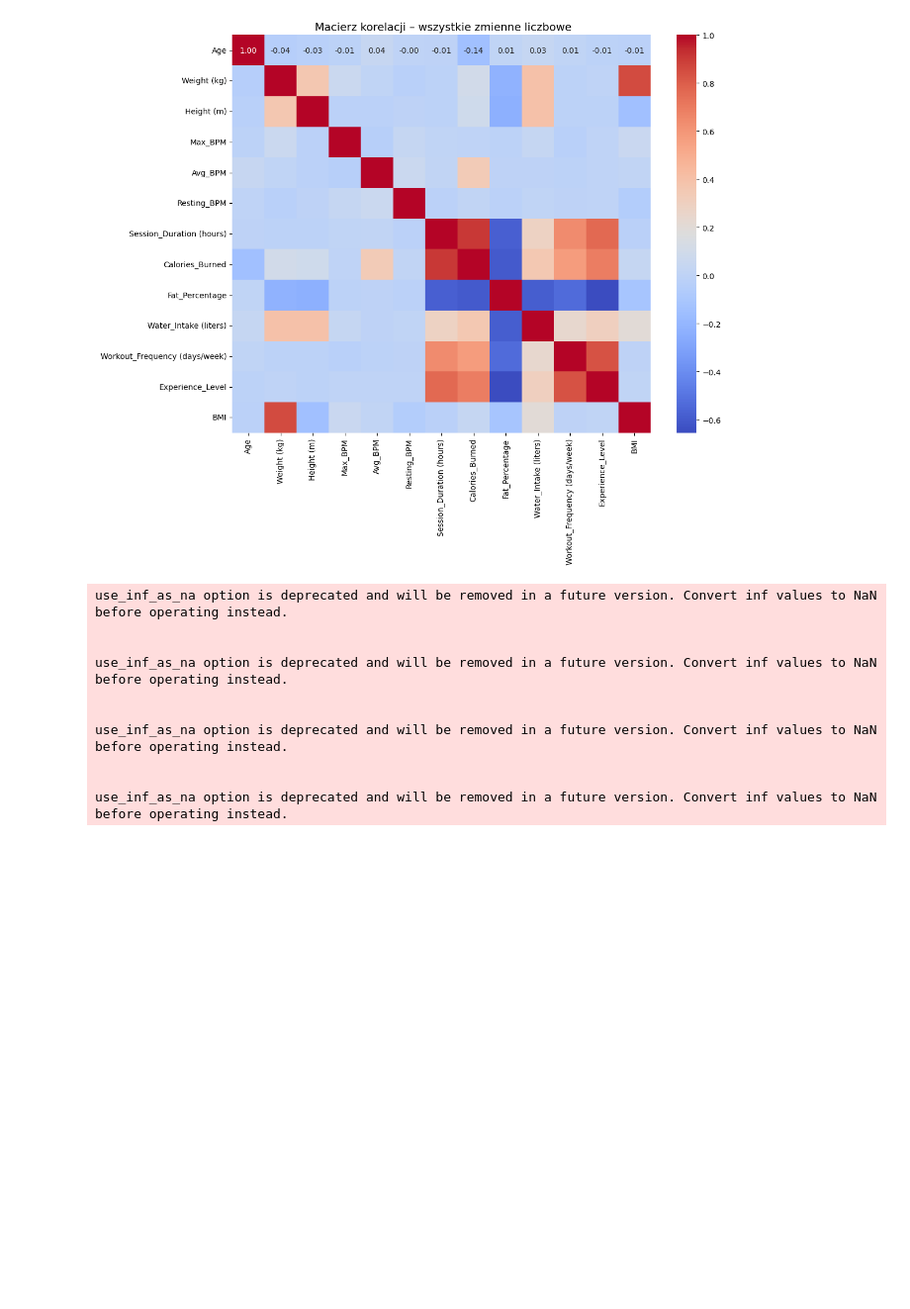
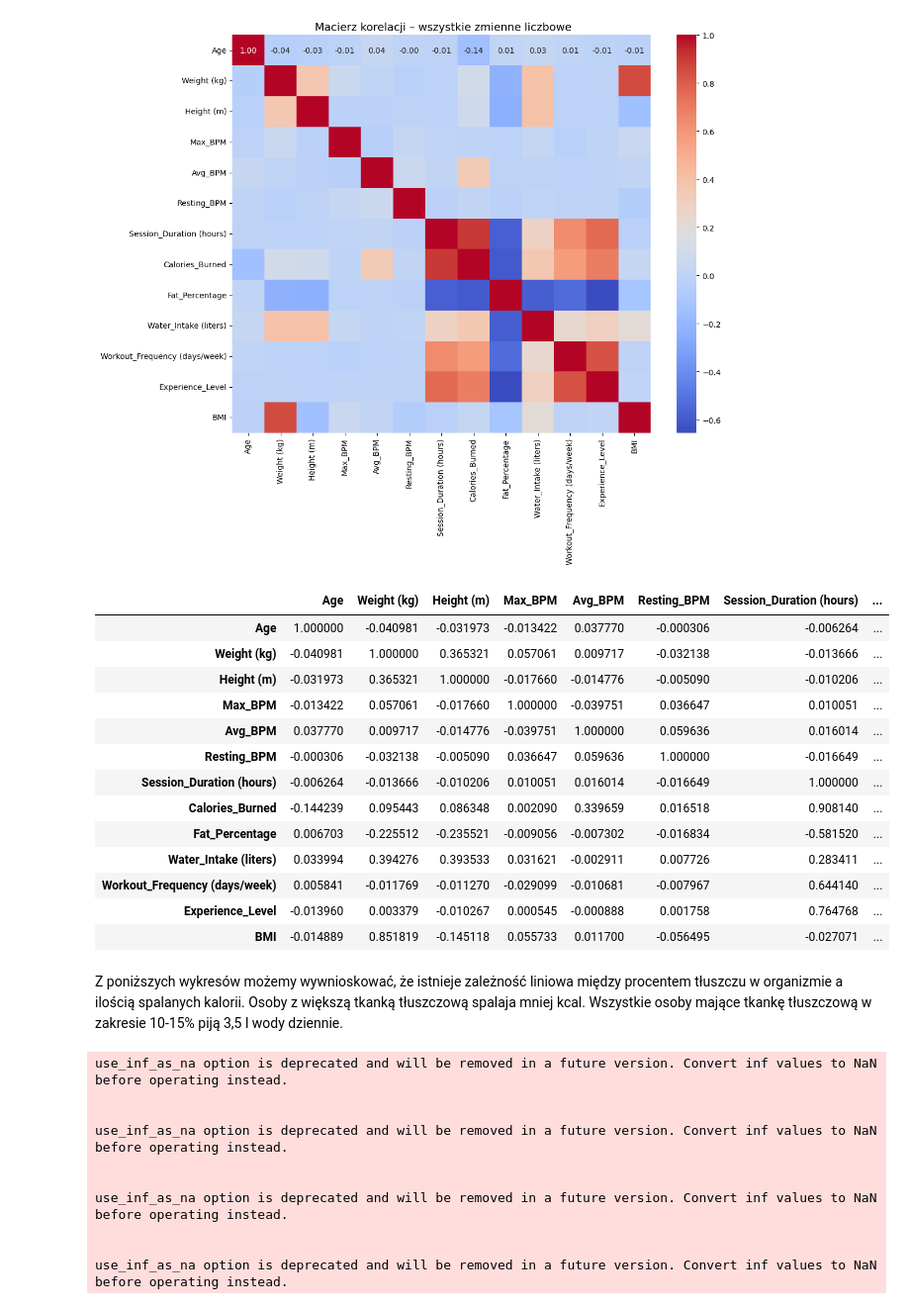
Before and after one commit to kinsitko/analiza_danych_2025_KSIT_SLES, a Jupyter notebook: analiza_project_v2.ipynb, the cells around one changed output. Shown at 99% size. Saved outputs shown, nothing was run; the diff lists cells and outputs as text; code cells hidden in the pictures; blank space fills up the shorter version.

```diff
--- a/analiza_project_v2.ipynb
+++ b/analiza_project_v2.ipynb
@@ -485,6 +483,26 @@ plt.tight_layout()
 plt.show()
 # %% [output]
 [figure]
+# %%
+kor_matrix
+# %% [output]
+|  | Age | Weight (kg) | Height (m) | Max_BPM | Avg_BPM | Resting_BPM | Session_Duration (hours) | ... |
+| Age | 1.000000 | -0.040981 | -0.031973 | -0.013422 | 0.037770 | -0.000306 | -0.006264 | ... |
+| Weight (kg) | -0.040981 | 1.000000 | 0.365321 | 0.057061 | 0.009717 | -0.032138 | -0.013666 | ... |
+| Height (m) | -0.031973 | 0.365321 | 1.000000 | -0.017660 | -0.014776 | -0.005090 | -0.010206 | ... |
+| Max_BPM | -0.013422 | 0.057061 | -0.017660 | 1.000000 | -0.039751 | 0.036647 | 0.010051 | ... |
+| Avg_BPM | 0.037770 | 0.009717 | -0.014776 | -0.039751 | 1.000000 | 0.059636 | 0.016014 | ... |
+| Resting_BPM | -0.000306 | -0.032138 | -0.005090 | 0.036647 | 0.059636 | 1.000000 | -0.016649 | ... |
+| Session_Duration (hours) | -0.006264 | -0.013666 | -0.010206 | 0.010051 | 0.016014 | -0.016649 | 1.000000 | ... |
+| Calories_Burned | -0.144239 | 0.095443 | 0.086348 | 0.002090 | 0.339659 | 0.016518 | 0.908140 | ... |
+| Fat_Percentage | 0.006703 | -0.225512 | -0.235521 | -0.009056 | -0.007302 | -0.016834 | -0.581520 | ... |
+| Water_Intake (liters) | 0.033994 | 0.394276 | 0.393533 | 0.031621 | -0.002911 | 0.007726 | 0.283411 | ... |
+| Workout_Frequency (days/week) | 0.005841 | -0.011769 | -0.011270 | -0.029099 | -0.010681 | -0.007967 | 0.644140 | ... |
+| Experience_Level | -0.013960 | 0.003379 | -0.010267 | 0.000545 | -0.000888 | 0.001758 | 0.764768 | ... |
+| BMI | -0.014889 | 0.851819 | -0.145118 | 0.055733 | 0.011700 | -0.056495 | -0.027071 | ... |
+# %% [markdown]
+Z poniższych wykresów możemy wywnioskować, że istnieje zależność liniowa między procentem tłuszczu w organizmie a ilością spalanych kalorii. Osoby z większą tkanką tłuszczową spalaja mniej kcal.
+Wszystkie osoby mające tkankę tłuszczową w zakresie 10-15% piją 3,5 l wody dziennie.
 # %%
 sns.pairplot(df_imputed, vars=['Age', 'Fat_Percentage', 'Calories_Burned', 'Water_Intake_liters'])
 plt.suptitle("Poszukiwanie zależności między wybranymi kolumnami", y=1)
```
Also changed, not shown: parts of 10 cells of this notebook.
